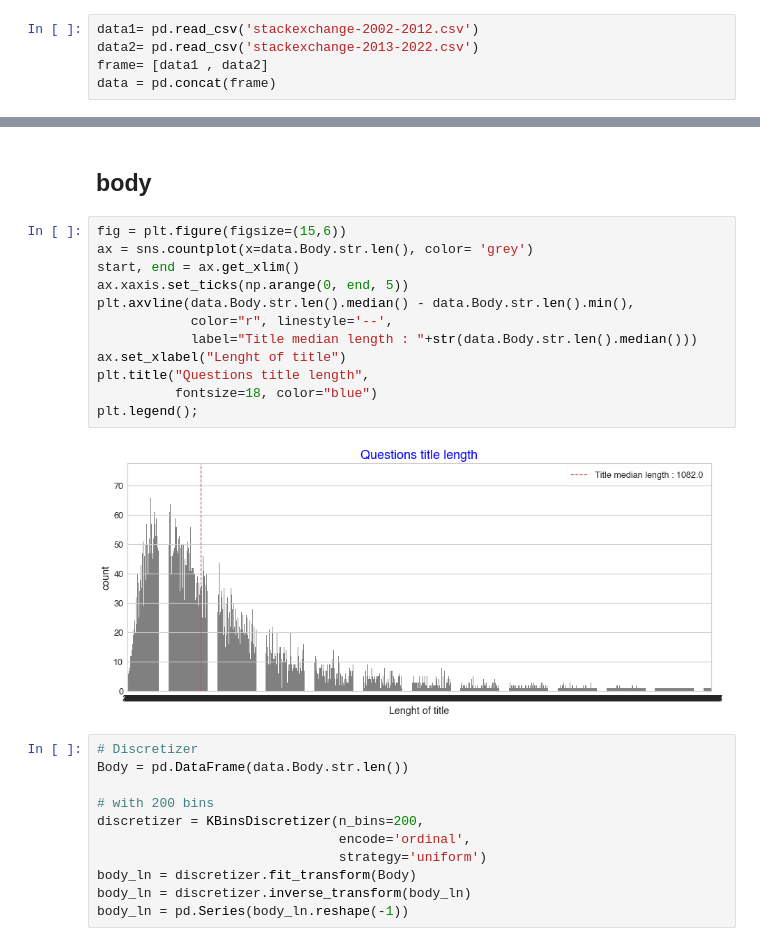
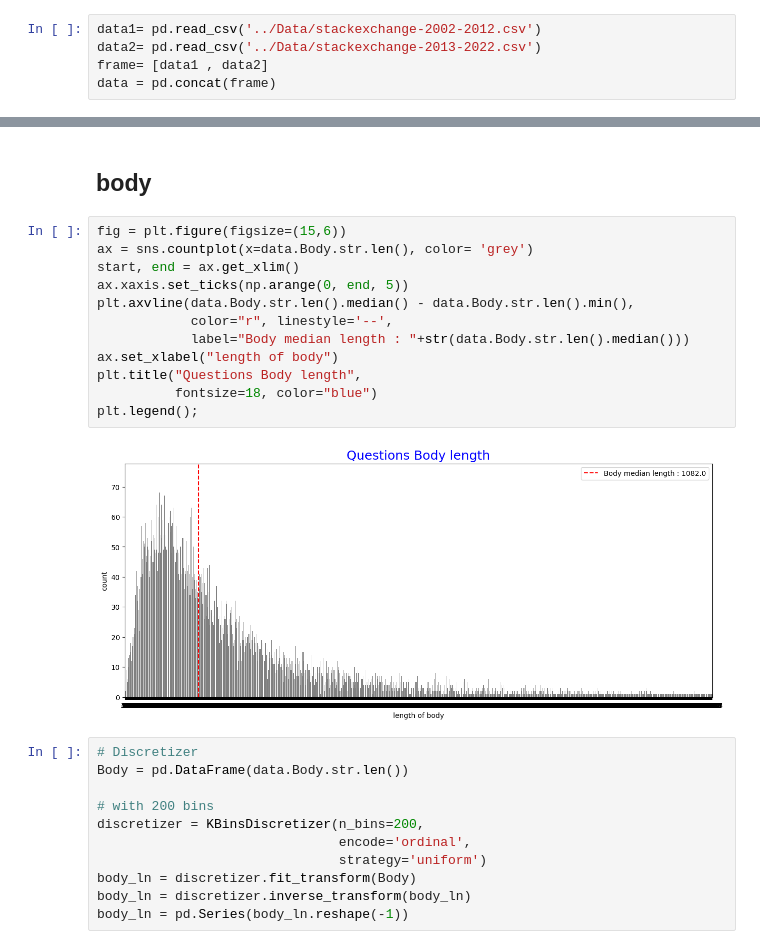
Before and after one commit to Oumnia-Sdn/Project-5-Categoriser-automatiquement-des-questions, a Jupyter notebook: Notebooks/Catégoriser automatiquement des questions - cleaning & EDA .ipynb, the cells around one changed output, grey strips where cells are left out. Saved outputs shown, nothing was run; the diff lists cells and outputs as text.

```diff
--- a/Notebooks/Catégoriser automatiquement des questions - cleaning & EDA .ipynb
+++ b/Notebooks/Catégoriser automatiquement des questions - cleaning & EDA .ipynb
@@ -46,6 +43,6 @@ Init Kernel
 # %%
-data1= pd.read_csv('stackexchange-2002-2012.csv')
-data2= pd.read_csv('stackexchange-2013-2022.csv')
+data1= pd.read_csv('../Data/stackexchange-2002-2012.csv')
+data2= pd.read_csv('../Data/stackexchange-2013-2022.csv')
 frame= [data1 , data2]
 data = pd.concat(frame)
 # %%
@@ -202,17 +197,17 @@ plt.legend();
 # %%
 fig = plt.figure(figsize=(15,6))
 ax = sns.countplot(x=data.Body.str.len(), color= 'grey')
 start, end = ax.get_xlim()
 ax.xaxis.set_ticks(np.arange(0, end, 5))
 plt.axvline(data.Body.str.len().median() - data.Body.str.len().min(),
             color="r", linestyle='--',
-            label="Title median length : "+str(data.Body.str.len().median()))
-ax.set_xlabel("Lenght of title")
-plt.title("Questions title length",
+            label="Body median length : "+str(data.Body.str.len().median()))
+ax.set_xlabel("length of body")
+plt.title("Questions Body length",
           fontsize=18, color="blue")
 plt.legend();
 # %% [output]
-[figure, old version]
+[figure, new version]
 # %%
 # Discretizer
 Body = pd.DataFrame(data.Body.str.len())
```
Also changed, not shown: parts of 29 cells of this notebook, 14 other files.
